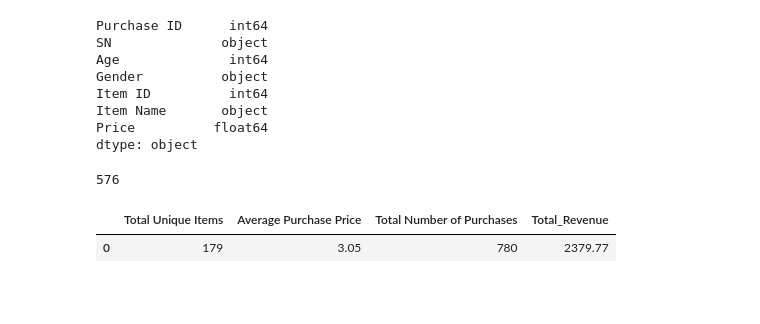
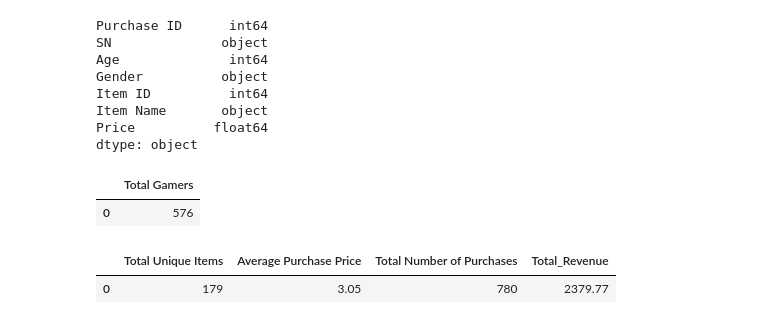
Before and after one commit to rmaher314/HW4_Pandas, a Jupyter notebook: HW4_Heroes_of_Pymoli.ipynb, the cells around one changed output. Saved outputs shown, nothing was run; the diff lists cells and outputs as text; code cells hidden in the pictures; blank space fills up the shorter version.

```diff
--- a/HW4_Heroes_of_Pymoli.ipynb
+++ b/HW4_Heroes_of_Pymoli.ipynb
@@ -27,12 +43,18 @@ Item ID          int64
 Item Name       object
 Price          float64
 dtype: object
-# %%
-#Total Number of Gamers
-#TODO:  Put into dataframe
-Total_Gamers_df = purchase_file_df['SN'].nunique()
-Total_Gamers_df
-# %% [output]
-576
+# %%
+#Total Number of Gamers
+#TODO:  Put into dataframe - I have tried a number of different ways to get to this answer with no luck. Look up drop duplicates to output it correctly.
+#Total_Gamers = purchase_file_df['SN'].nunique()
+#print(Total_Gamers)
+unique_gamers = purchase_file_df['SN'].nunique()
+unique_gamers2 = [{'Total Gamers':(unique_gamers)}]
+unique_gamers_df = pd.DataFrame(unique_gamers2)
+unique_gamers_df
+#print(unique_items)
+# %% [output]
+|  | Total Gamers |
+| 0 | 576 |
 # %%
 #Purchase Analysis Total
```
Also changed, not shown: parts of 11 cells of this notebook.
